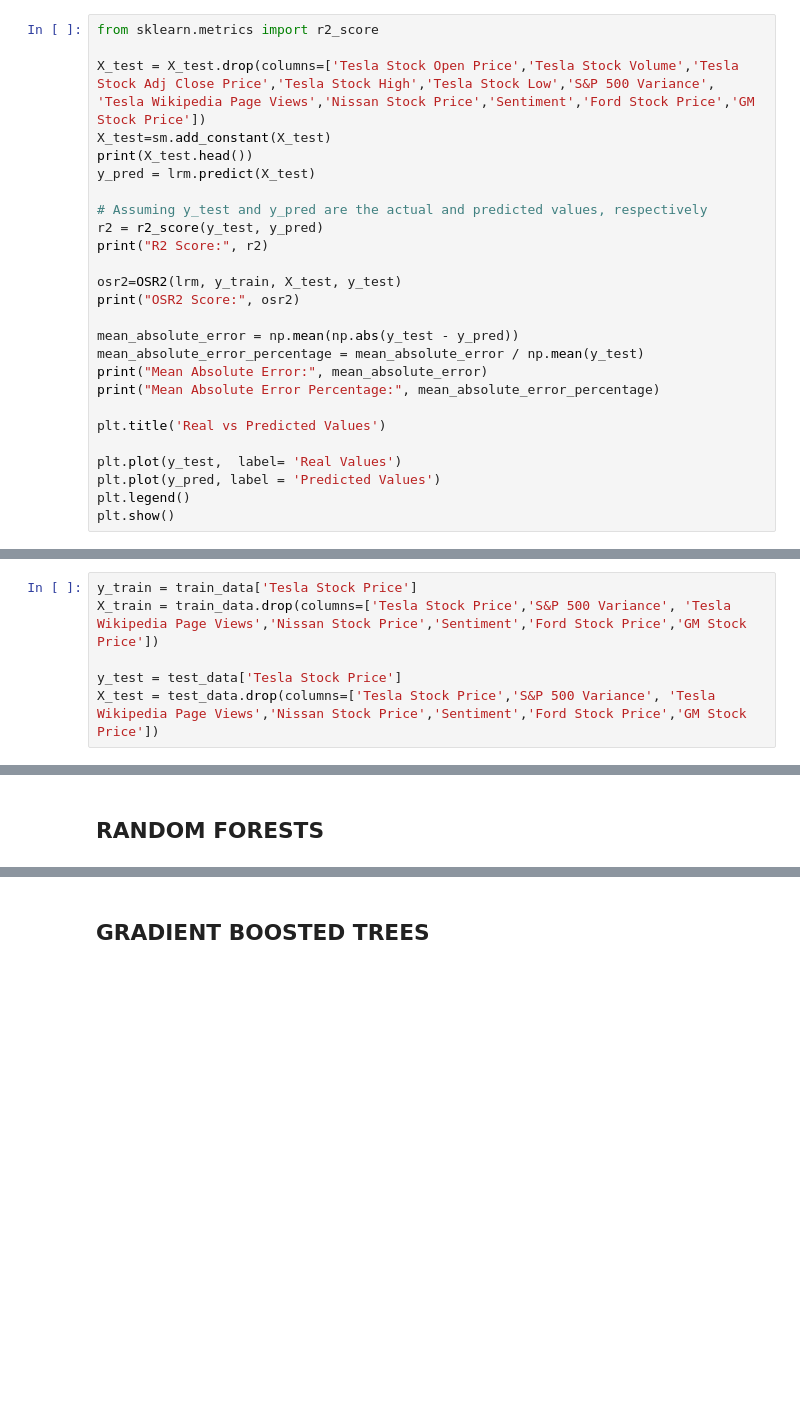
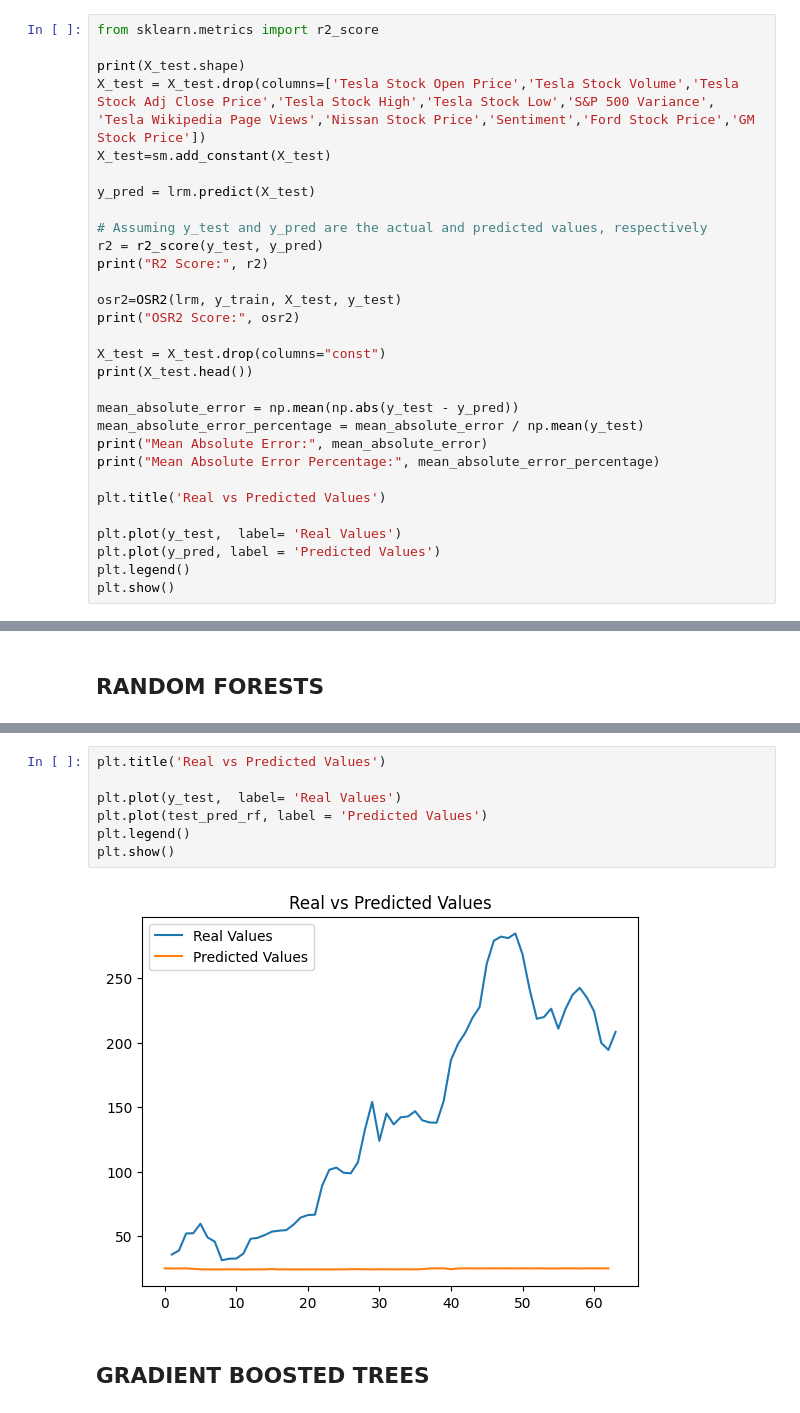
Before and after one commit to majda-br/Stock-trend-prediction, a Jupyter notebook: models/models.ipynb, the cells around one changed output, grey strips where cells are left out. Drawn from its saved outputs; the diff is of its cells as text; blank space fills up the shorter version.

Commit message:
use the new data for all the models

```diff
--- a/models/models.ipynb
+++ b/models/models.ipynb
@@ -305,9 +306,10 @@ dtype: float64
 # %%
 from sklearn.metrics import r2_score
 
+print(X_test.shape)
 X_test = X_test.drop(columns=['Tesla Stock Open Price','Tesla Stock Volume','Tesla Stock Adj Close Price','Tesla Stock High','Tesla Stock Low','S&P 500 Variance', 'Tesla Wikipedia Page Views','Nissan Stock Price','Sentiment','Ford Stock Price','GM Stock Price'])
 X_test=sm.add_constant(X_test)
-print(X_test.head())
+
 y_pred = lrm.predict(X_test)
 
 # Assuming y_test and y_pred are the actual and predicted values, respectively
@@ -316,6 +318,9 @@ print("R2 Score:", r2)
 
 osr2=OSR2(lrm, y_train, X_test, y_test)
 print("OSR2 Score:", osr2)
+
+X_test = X_test.drop(columns="const")
+print(X_test.head())
 
 mean_absolute_error = np.mean(np.abs(y_test - y_pred))
 mean_absolute_error_percentage = mean_absolute_error / np.mean(y_test)
@@ -365,9 +360,3 @@ test_data = test_data[1:]
-# %%
-y_train = train_data['Tesla Stock Price']
-X_train = train_data.drop(columns=['Tesla Stock Price','S&P 500 Variance', 'Tesla Wikipedia Page Views','Nissan Stock Price','Sentiment','Ford Stock Price','GM Stock Price'])
-
-y_test = test_data['Tesla Stock Price']
-X_test = test_data.drop(columns=['Tesla Stock Price','S&P 500 Variance', 'Tesla Wikipedia Page Views','Nissan Stock Price','Sentiment','Ford Stock Price','GM Stock Price'])
 # %% [markdown]
 ## CART
 # %%
@@ -412,3 +401,12 @@ Fitting 5 folds for each of 5 candidates, totalling 25 fits
+# %%
+plt.title('Real vs Predicted Values')
+
+plt.plot(y_test,  label= 'Real Values')
+plt.plot(test_pred_rf, label = 'Predicted Values')
+plt.legend()
+plt.show()
+# %% [output]
+[figure, added]
 # %% [markdown]
 ## GRADIENT BOOSTED TREES
 # %%
```
Also changed, not shown: parts of 14 cells of this notebook.
